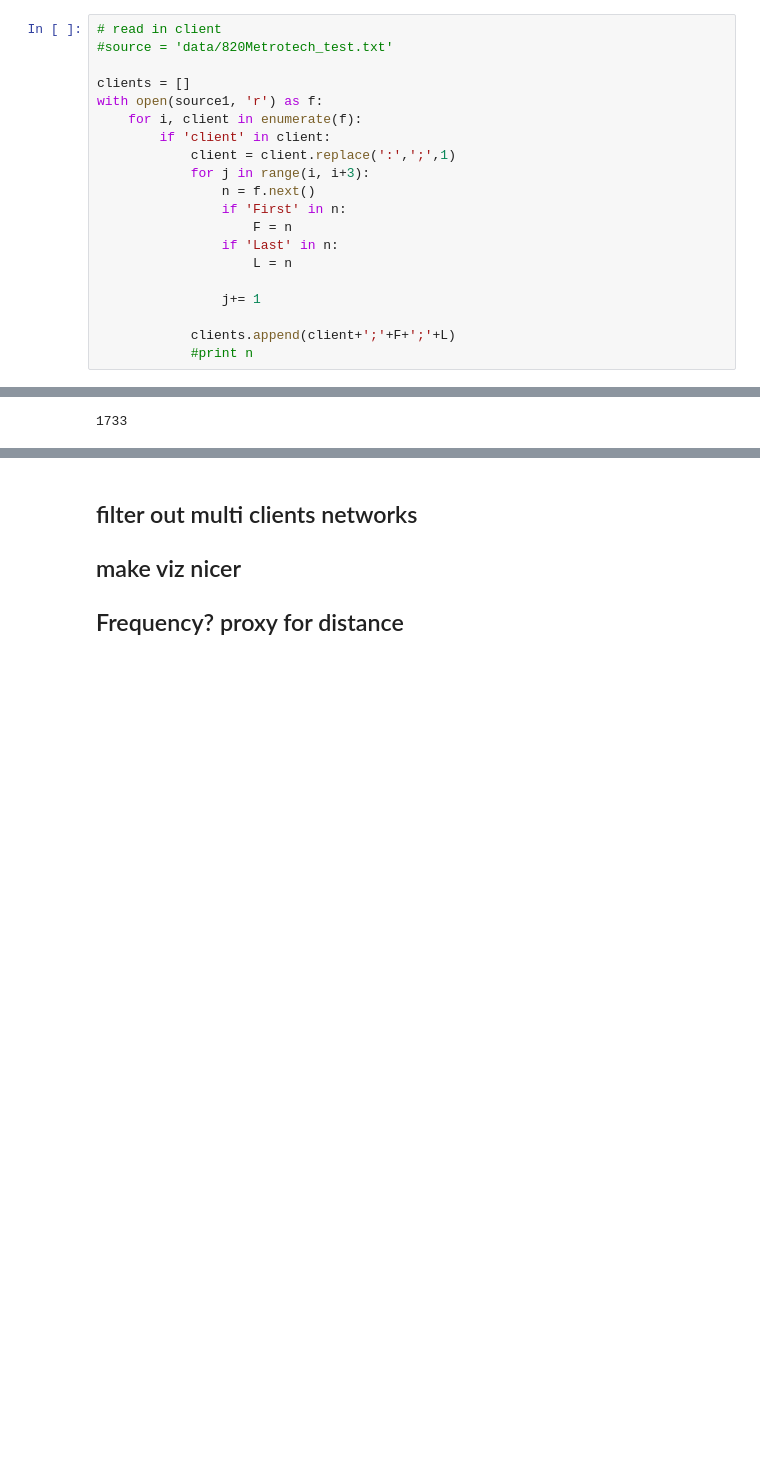
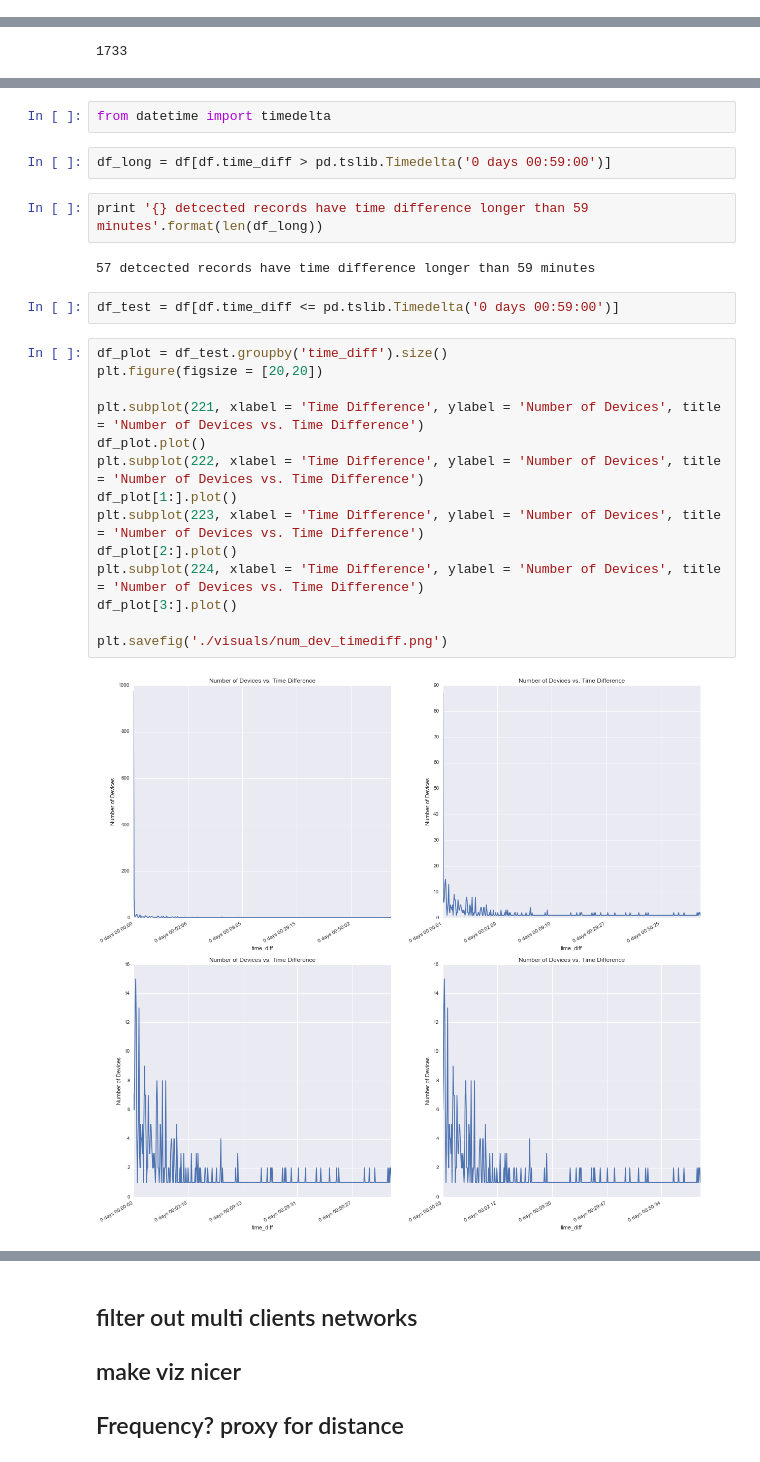
Before and after one commit to clairehxq/Urban_Sensing_PiParkFi, a Jupyter notebook: clients.ipynb, the cells around one changed output, grey strips where cells are left out. Saved outputs shown, nothing was run; the diff lists cells and outputs as text; blank space fills up the shorter version.

```diff
--- a/clients.ipynb
+++ b/clients.ipynb
@@ -35,23 +34,3 @@ with open(source1, 'r') as f:
 len(clients1)
 # %% [output]
 1878
-# %%
-# read in client
-#source = 'data/820Metrotech_test.txt'
-
-clients = []
-with open(source1, 'r') as f:
-    for i, client in enumerate(f):
-        if 'client' in client:
-            client = client.replace(':',';',1)
-            for j in range(i, i+3):
-                n = f.next()
-                if 'First' in n:
-                    F = n
-                if 'Last' in n:
-                    L = n
-
-                j+= 1
-
-            clients.append(client+';'+F+';'+L)
-            #print n
@@ -247,0 +192,26 @@ plt.xticks([])
+# %%
+from datetime import timedelta
+# %%
+df_long = df[df.time_diff > pd.tslib.Timedelta('0 days 00:59:00')]
+# %%
+print '{} detcected records have time difference longer than 59 minutes'.format(len(df_long))
+# %% [output]
+57 detcected records have time difference longer than 59 minutes
+# %%
+df_test = df[df.time_diff <= pd.tslib.Timedelta('0 days 00:59:00')]
+# %%
+df_plot = df_test.groupby('time_diff').size()
+plt.figure(figsize = [20,20])
+
+plt.subplot(221, xlabel = 'Time Difference', ylabel = 'Number of Devices', title = 'Number of Devices vs. Time Difference')
+df_plot.plot()
+plt.subplot(222, xlabel = 'Time Difference', ylabel = 'Number of Devices', title = 'Number of Devices vs. Time Difference')
+df_plot[1:].plot()
+plt.subplot(223, xlabel = 'Time Difference', ylabel = 'Number of Devices', title = 'Number of Devices vs. Time Difference')
+df_plot[2:].plot()
+plt.subplot(224, xlabel = 'Time Difference', ylabel = 'Number of Devices', title = 'Number of Devices vs. Time Difference')
+df_plot[3:].plot()
+
+plt.savefig('./visuals/num_dev_timediff.png')
+# %% [output]
+[figure, added]
```
Also changed, not shown: parts of 24 cells of this notebook, 7 other files.
